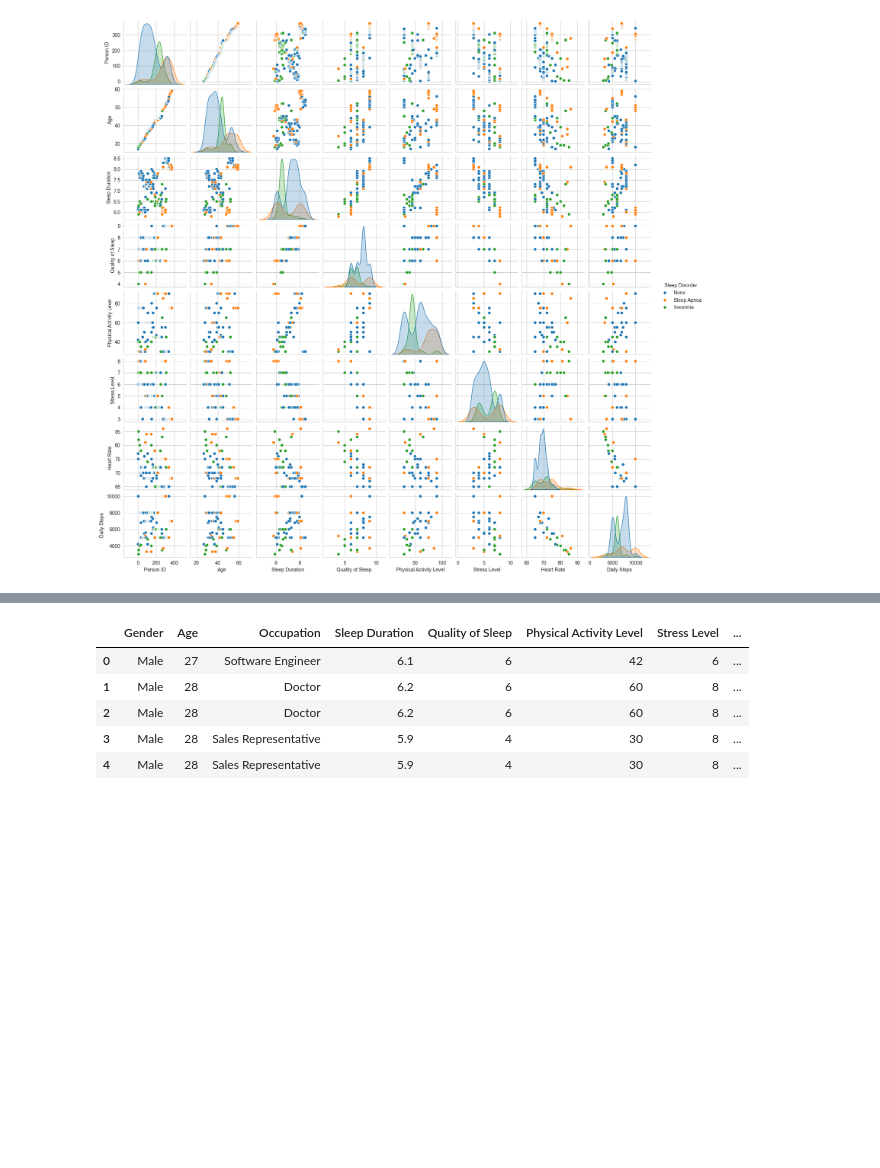
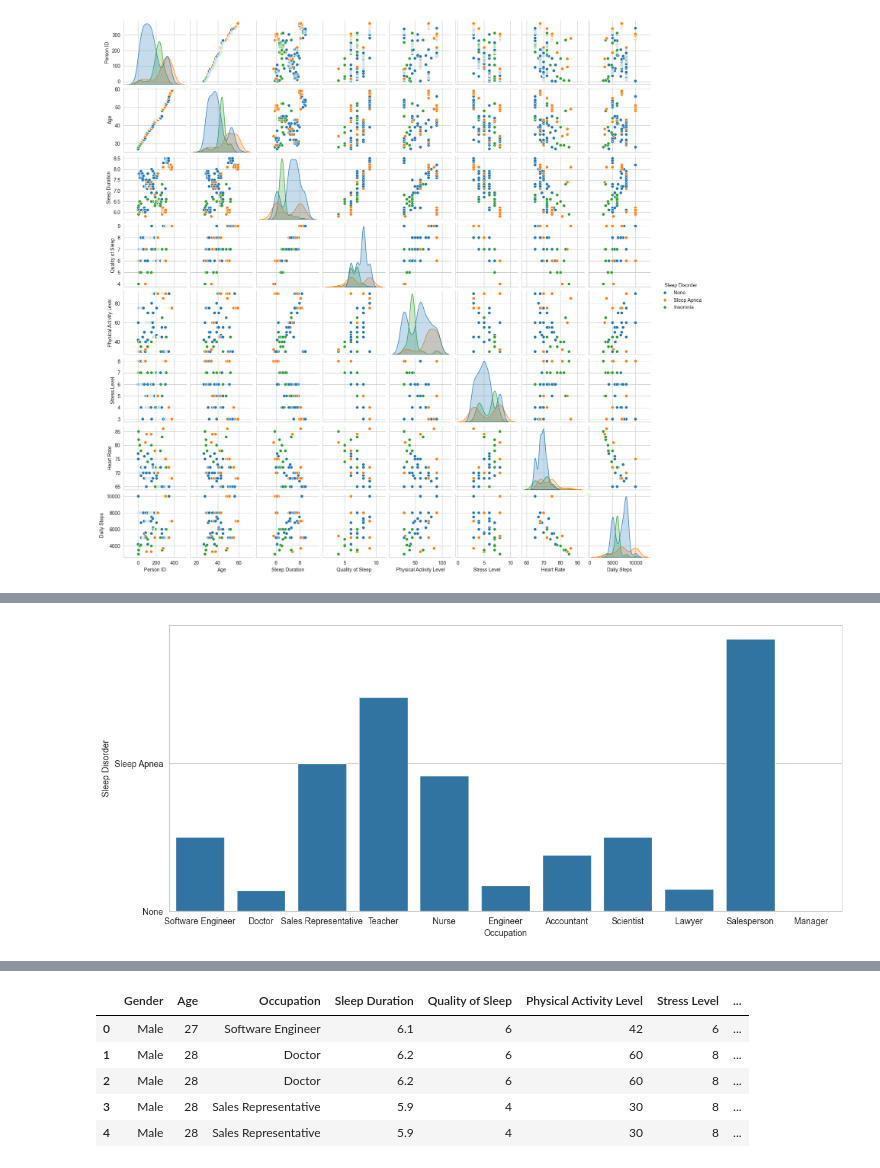
Before and after one commit to let8301/Sleep-disorder-prediction, a Jupyter notebook: notebooks/sleep.ipynb, the cells around one changed output, grey strips where cells are left out. Drawn from its saved outputs; the diff is of its cells as text; code cells hidden in the pictures; blank space fills up the shorter version.

```diff
--- a/notebooks/sleep.ipynb
+++ b/notebooks/sleep.ipynb
@@ -117,0 +140,7 @@ plt.show()
+# %%
+plt.figure(figsize=(14,6))
+ax = sns.barplot(ds,x="Occupation",y="Sleep Disorder",ci=None)
+ax.invert_yaxis()
+plt.show()
+# %% [output]
+[figure, added]
```
Also changed, not shown: parts of 35 cells of this notebook, 6 other files.
